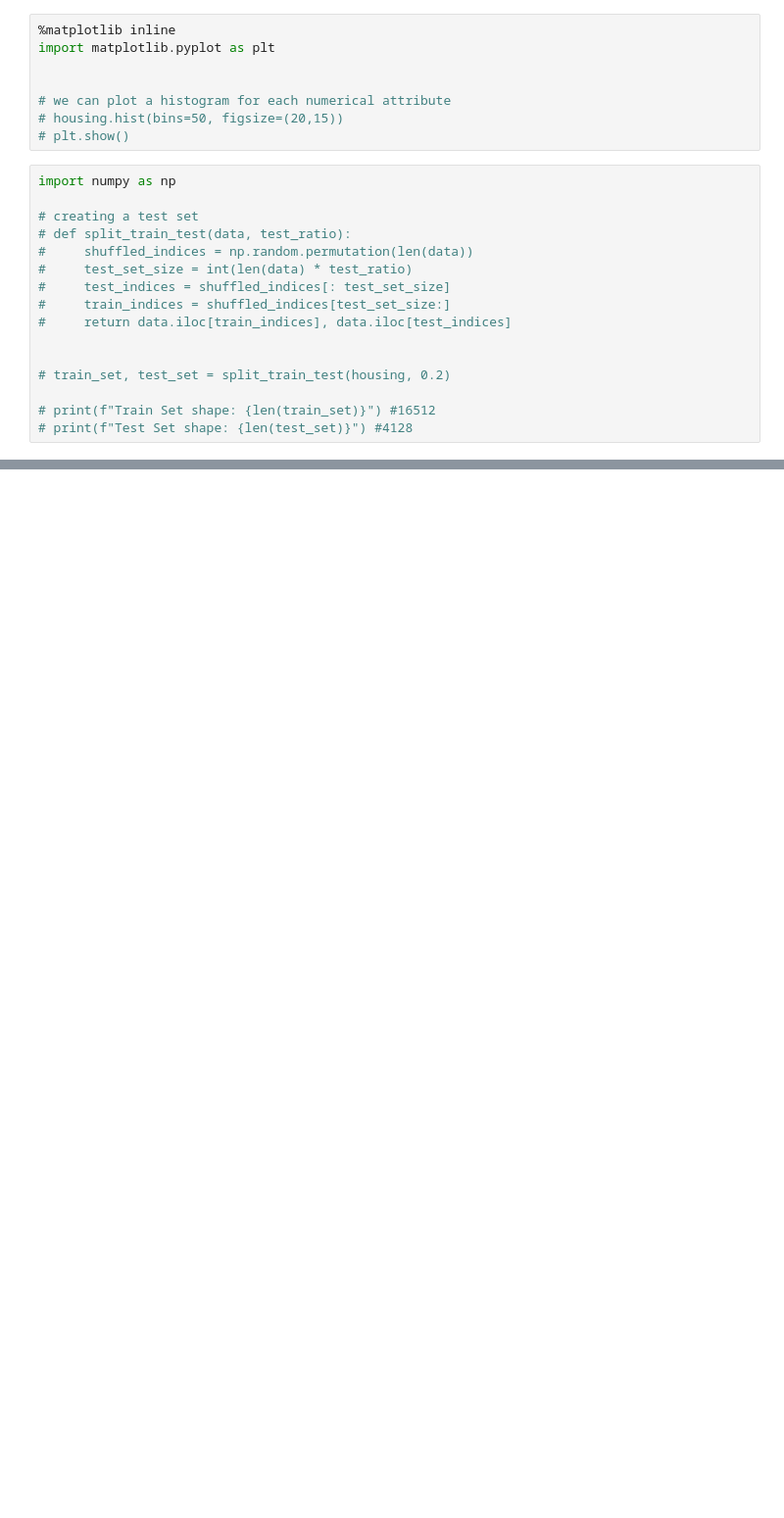
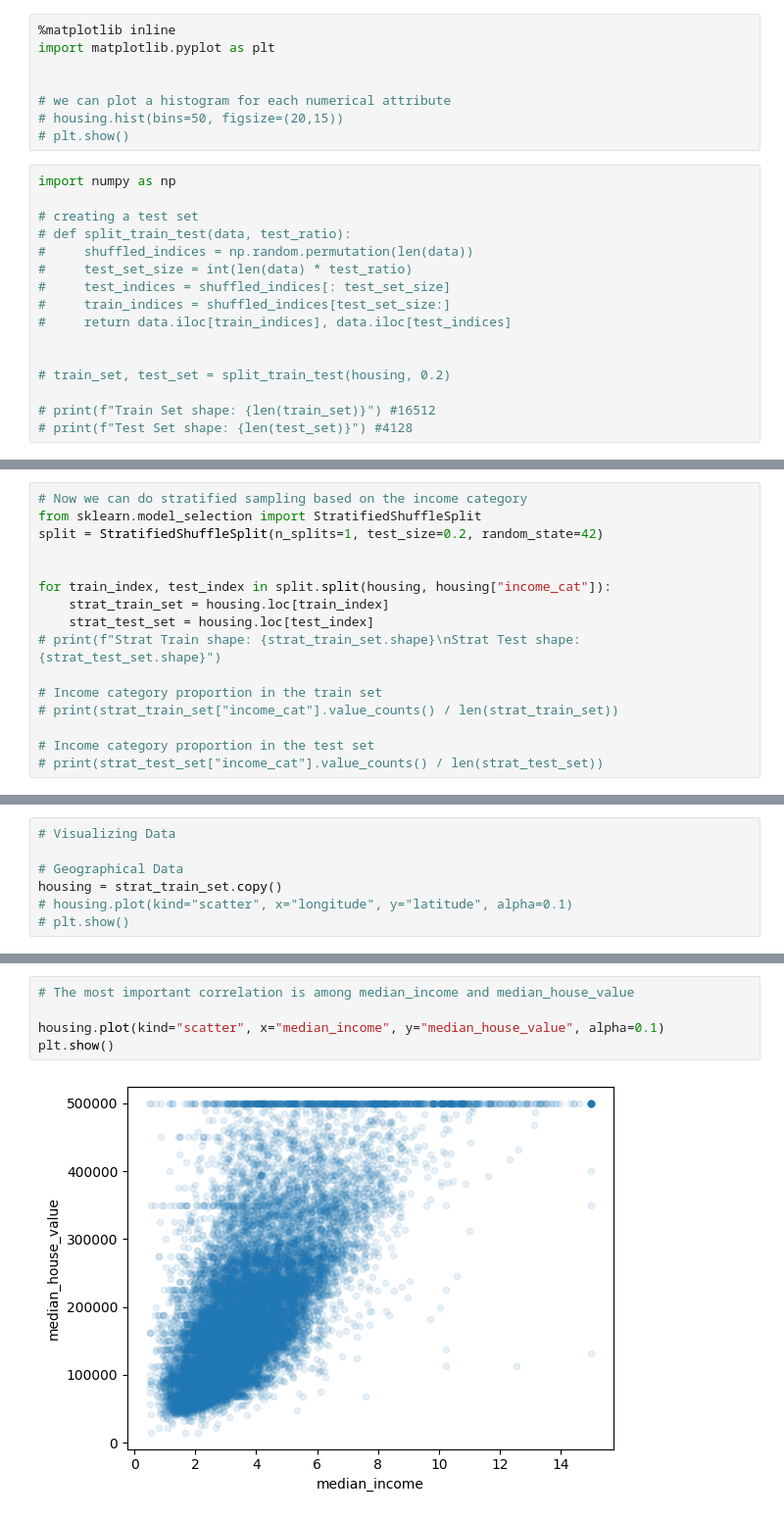
Before and after one commit to nasifayc/Machine-Learning-Projects, a Jupyter notebook: Housing.ipynb, the cells around one changed output, grey strips where cells are left out. Shown: that part at 98% size. Saved outputs shown, nothing was run; the diff lists cells and outputs as text; blank space fills up the shorter version.

```diff
--- a/Housing.ipynb
+++ b/Housing.ipynb
@@ -70,0 +94,16 @@ train_set, test_set = train_test_split(housing, test_size = 0.2, random_state=42
+# %%
+# Now we can do stratified sampling based on the income category
+from sklearn.model_selection import StratifiedShuffleSplit
+split = StratifiedShuffleSplit(n_splits=1, test_size=0.2, random_state=42)
+
+
+for train_index, test_index in split.split(housing, housing["income_cat"]):
+    strat_train_set = housing.loc[train_index]
+    strat_test_set = housing.loc[test_index]
+# print(f"Strat Train shape: {strat_train_set.shape}\nStrat Test shape: {strat_test_set.shape}")
+
+# Income category proportion in the train set
+# print(strat_train_set["income_cat"].value_counts() / len(strat_train_set))
+
+# Income category proportion in the test set
+# print(strat_test_set["income_cat"].value_counts() / len(strat_test_set))
@@ -70,0 +114,7 @@ train_set, test_set = train_test_split(housing, test_size = 0.2, random_state=42
+# %%
+# Visualizing Data
+
+# Geographical Data
+housing = strat_train_set.copy()
+# housing.plot(kind="scatter", x="longitude", y="latitude", alpha=0.1)
+# plt.show()
@@ -70,0 +158,7 @@ train_set, test_set = train_test_split(housing, test_size = 0.2, random_state=42
+# %%
+# The most important correlation is among median_income and median_house_value
+
+housing.plot(kind="scatter", x="median_income", y="median_house_value", alpha=0.1)
+plt.show()
+# %% [output]
+[figure, added]
```
Also changed, not shown: parts of 9 cells of this notebook.
